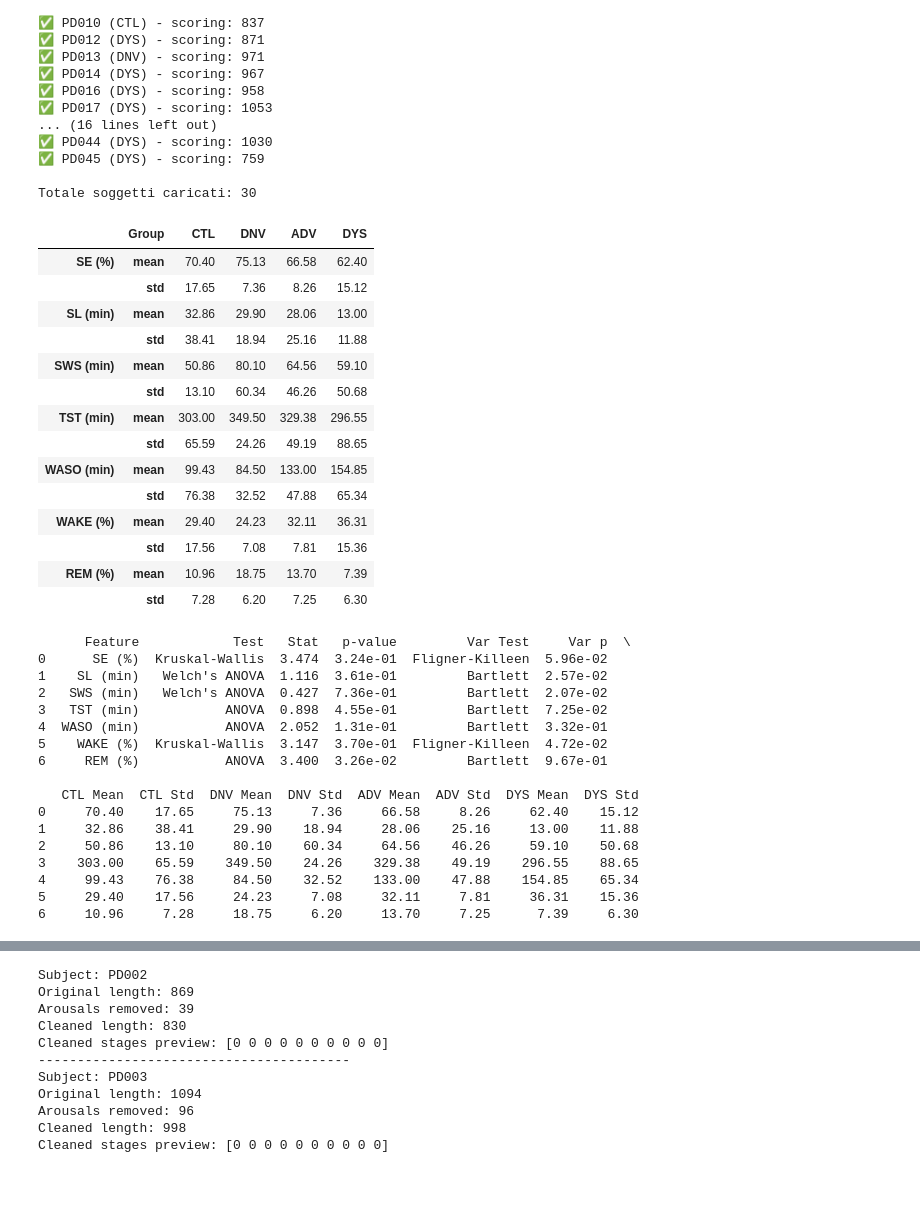
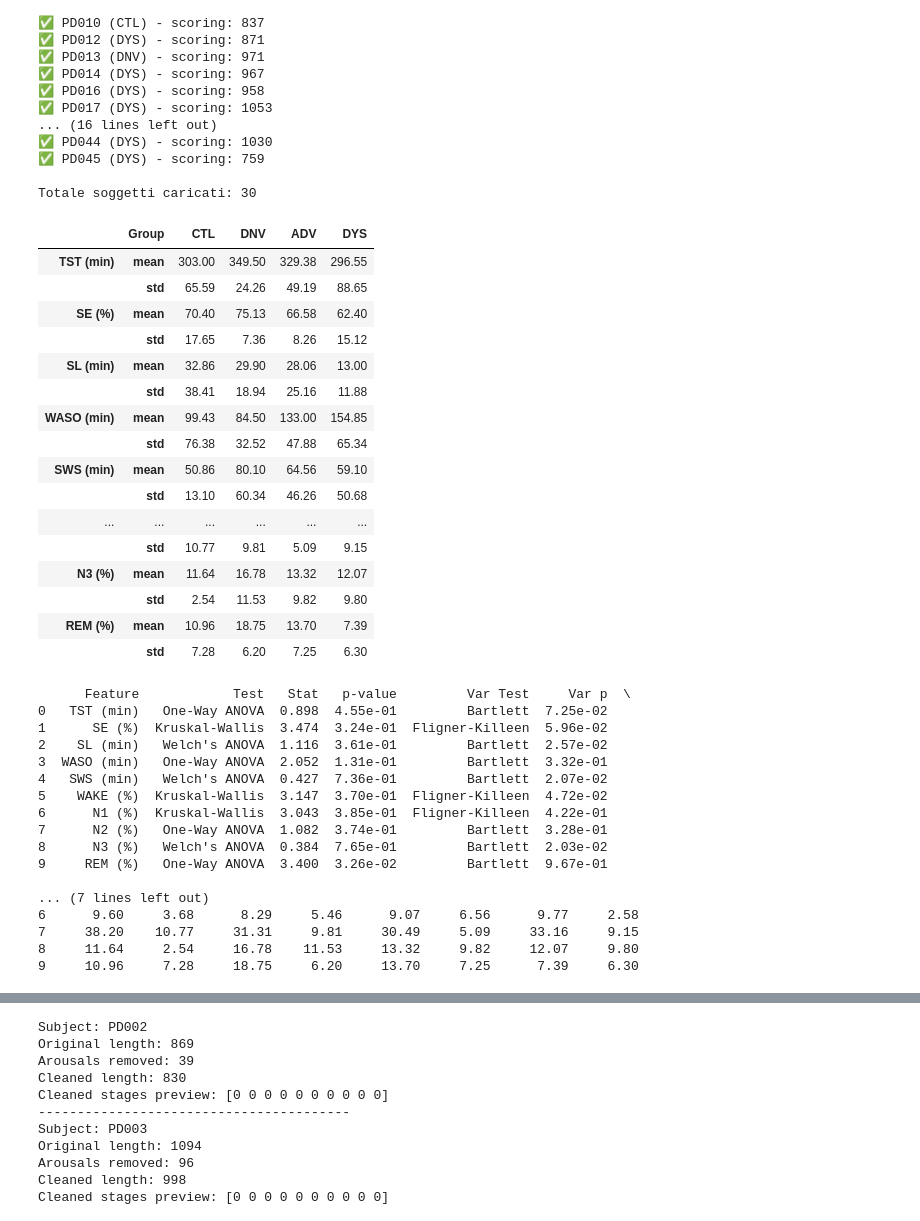
Before and after one commit to LorenzoSpampinato/lip-pd-sleep-v1, a Jupyter notebook: Data_Analysis/hypnogram_analysis.ipynb, the cells around one changed output, grey strips where cells are left out. Saved outputs shown, nothing was run; the diff lists cells and outputs as text; code cells hidden in the pictures; blank space fills up the shorter version.

```diff
--- a/Data_Analysis/hypnogram_analysis.ipynb
+++ b/Data_Analysis/hypnogram_analysis.ipynb
@@ -94,50 +94,63 @@ for subject_id, group, scoring in all_data:
     rem_epochs = (scoring == 5).sum()  # Epoche in REM (5)
     rem_percent = rem_epochs / total_epochs * 100
 
+    # Percentuale N1, N2, N3
+    n1_percent = (scoring == 1).sum() / total_epochs * 100
+    n2_percent = (scoring == 2).sum() / total_epochs * 100
+    n3_percent = (scoring == 3).sum() / total_epochs * 100
+
     scoring_data.append({
         "Subject": subject_id,
         "Group": group,
+        "TST (min)": tst_minutes,
         "SE (%)": se,
         "SL (min)": sl_minutes,
+        "WASO (min)": waso_minutes,
         "SWS (min)": sws_minutes,
-        "TST (min)": tst_minutes,
-        "WASO (min)": waso_minutes,
         "WAKE (%)": wake_percent,
-        "REM (%)": rem_percent
+        "N1 (%)": n1_percent,
+        "N2 (%)": n2_percent,
+        "N3 (%)": n3_percent,
+        "REM (%)": rem_percent  # REM dopo N3
     })
 
 # Creazione del DataFrame
 df = pd.DataFrame(scoring_data)
 
-# Seleziona solo le colonne numeriche
-metrics_cols = ["SE (%)", "SL (min)", "SWS (min)", "TST (min)", "WASO (min)", "WAKE (%)", "REM (%)"]
+# Seleziona solo le colonne numeriche, ordinate correttamente
+metrics_cols = [
+    "TST (min)", "SE (%)", "SL (min)", "WASO (min)",
+    "SWS (min)", "WAKE (%)", "N1 (%)", "N2 (%)", "N3 (%)", "REM (%)"
+]
 
 # Calcolo media e std per gruppo
 group_stats = df.groupby("Group")[metrics_cols].agg(['mean', 'std'])
 
 # Trasposizione per avere gruppi sulle colonne
 group_stats_T = group_stats.T
 
 # Ordina le colonne come richiesto
 ordered_groups = ["CTL", "DNV", "ADV", "DYS"]
 group_stats_T = group_stats_T[ordered_groups]
 
 # Visualizzazione finale (con valori arrotondati a 2 decimali)
 group_stats_T.round(2)
 # %% [output]
 |  | Group | CTL | DNV | ADV | DYS |
+| TST (min) | mean | 303.00 | 349.50 | 329.38 | 296.55 |
+|  | std | 65.59 | 24.26 | 49.19 | 88.65 |
 | SE (%) | mean | 70.40 | 75.13 | 66.58 | 62.40 |
 |  | std | 17.65 | 7.36 | 8.26 | 15.12 |
 | SL (min) | mean | 32.86 | 29.90 | 28.06 | 13.00 |
 |  | std | 38.41 | 18.94 | 25.16 | 11.88 |
+| WASO (min) | mean | 99.43 | 84.50 | 133.00 | 154.85 |
+|  | std | 76.38 | 32.52 | 47.88 | 65.34 |
 | SWS (min) | mean | 50.86 | 80.10 | 64.56 | 59.10 |
 |  | std | 13.10 | 60.34 | 46.26 | 50.68 |
-| TST (min) | mean | 303.00 | 349.50 | 329.38 | 296.55 |
-|  | std | 65.59 | 24.26 | 49.19 | 88.65 |
-| WASO (min) | mean | 99.43 | 84.50 | 133.00 | 154.85 |
-|  | std | 76.38 | 32.52 | 47.88 | 65.34 |
-| WAKE (%) | mean | 29.40 | 24.23 | 32.11 | 36.31 |
-|  | std | 17.56 | 7.08 | 7.81 | 15.36 |
+| ... | ... | ... | ... | ... | ... |
+|  | std | 10.77 | 9.81 | 5.09 | 9.15 |
+| N3 (%) | mean | 11.64 | 16.78 | 13.32 | 12.07 |
+|  | std | 2.54 | 11.53 | 9.82 | 9.80 |
 | REM (%) | mean | 10.96 | 18.75 | 13.70 | 7.39 |
 |  | std | 7.28 | 6.20 | 7.25 | 6.30 |
 # %%
@@ -168,7 +181,7 @@ def compute_statistical_summary(df, metrics_cols):
         if all_normal:
             if var_p > 0.05:
                 stat, p = f_oneway(*values_by_group)
-                test_used = "ANOVA"
+                test_used = "One-Way ANOVA"
             else:
                 stat, p = f_oneway(*values_by_group)
                 test_used = "Welch's ANOVA"
@@ -205,19 +218,19 @@ pd.set_option('display.max_columns', None)
 print(stats_summary_df)
 # %% [output]
       Feature            Test   Stat   p-value         Var Test     Var p  \
-0      SE (%)  Kruskal-Wallis  3.474  3.24e-01  Fligner-Killeen  5.96e-02
-1    SL (min)   Welch's ANOVA  1.116  3.61e-01         Bartlett  2.57e-02
-2   SWS (min)   Welch's ANOVA  0.427  7.36e-01         Bartlett  2.07e-02
-3   TST (min)           ANOVA  0.898  4.55e-01         Bartlett  7.25e-02
-4  WASO (min)           ANOVA  2.052  1.31e-01         Bartlett  3.32e-01
+0   TST (min)   One-Way ANOVA  0.898  4.55e-01         Bartlett  7.25e-02
+1      SE (%)  Kruskal-Wallis  3.474  3.24e-01  Fligner-Killeen  5.96e-02
+2    SL (min)   Welch's ANOVA  1.116  3.61e-01         Bartlett  2.57e-02
+3  WASO (min)   One-Way ANOVA  2.052  1.31e-01         Bartlett  3.32e-01
+4   SWS (min)   Welch's ANOVA  0.427  7.36e-01         Bartlett  2.07e-02
 5    WAKE (%)  Kruskal-Wallis  3.147  3.70e-01  Fligner-Killeen  4.72e-02
-6     REM (%)           ANOVA  3.400  3.26e-02         Bartlett  9.67e-01
+6      N1 (%)  Kruskal-Wallis  3.043  3.85e-01  Fligner-Killeen  4.22e-01
+7      N2 (%)   One-Way ANOVA  1.082  3.74e-01         Bartlett  3.28e-01
+8      N3 (%)   Welch's ANOVA  0.384  7.65e-01         Bartlett  2.03e-02
+9     REM (%)   One-Way ANOVA  3.400  3.26e-02         Bartlett  9.67e-01
 
-   CTL Mean  CTL Std  DNV Mean  DNV Std  ADV Mean  ADV Std  DYS Mean  DYS Std
-0     70.40    17.65     75.13     7.36     66.58     8.26     62.40    15.12
-1     32.86    38.41     29.90    18.94     28.06    25.16     13.00    11.88
-2     50.86    13.10     80.10    60.34     64.56    46.26     59.10    50.68
-3    303.00    65.59    349.50    24.26    329.38    49.19    296.55    88.65
-4     99.43    76.38     84.50    32.52    133.00    47.88    154.85    65.34
-5     29.40    17.56     24.23     7.08     32.11     7.81     36.31    15.36
-6     10.96     7.28     18.75     6.20     13.70     7.25      7.39     6.30
+... (7 lines left out)
+6      9.60     3.68      8.29     5.46      9.07     6.56      9.77     2.58
+7     38.20    10.77     31.31     9.81     30.49     5.09     33.16     9.15
+8     11.64     2.54     16.78    11.53     13.32     9.82     12.07     9.80
+9     10.96     7.28     18.75     6.20     13.70     7.25      7.39     6.30
```
Also changed, not shown: parts of 28 cells of this notebook, 11 other files.
